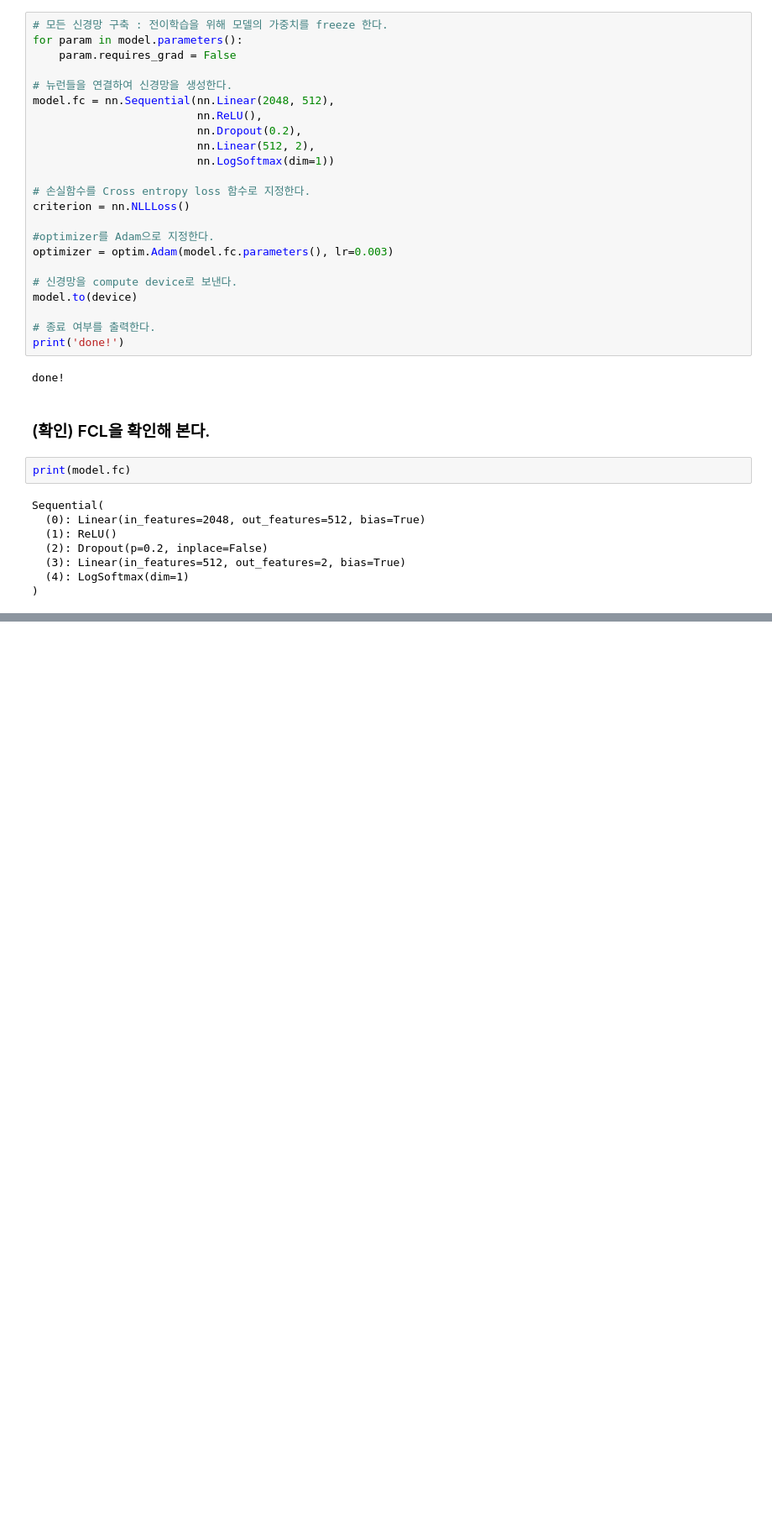
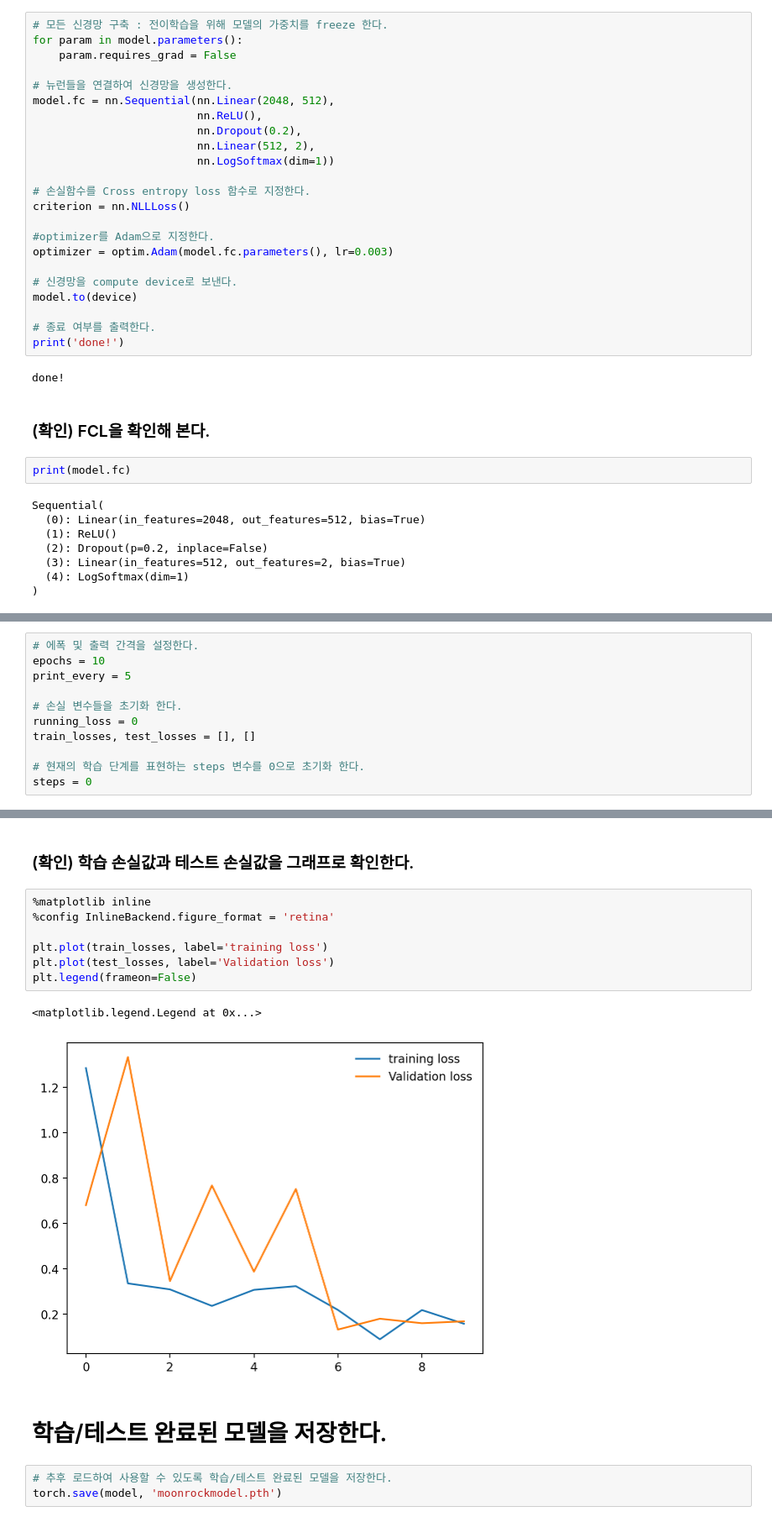
Before and after one commit to SiunKimm/A00-spacerocks, a Jupyter notebook: classify-space-rock.ipynb, the cells around one changed output, grey strips where cells are left out. Shown at 84% size. Cells and saved outputs as stored; diff of their text form; blank space fills up the shorter version.

```diff
--- a/classify-space-rock.ipynb
+++ b/classify-space-rock.ipynb
@@ -291,0 +296,11 @@ Sequential(
+# %%
+# 에폭 및 출력 간격을 설정한다.
+epochs = 10
+print_every = 5
+
+# 손실 변수들을 초기화 한다.
+running_loss = 0
+train_losses, test_losses = [], []
+
+# 현재의 학습 단계를 표현하는 steps 변수를 0으로 초기화 한다.
+steps = 0
@@ -291,0 +418,17 @@ Sequential(
+# %% [markdown]
+### (확인) 학습 손실값과 테스트 손실값을 그래프로 확인한다.
+# %%
+%matplotlib inline
+%config InlineBackend.figure_format = 'retina'
+
+plt.plot(train_losses, label='training loss')
+plt.plot(test_losses, label='Validation loss')
+plt.legend(frameon=False)
+# %% [output]
+<matplotlib.legend.Legend at 0x...>
+[figure, added]
+# %% [markdown]
+# 학습/테스트 완료된 모델을 저장한다.
+# %%
+# 추후 로드하여 사용할 수 있도록 학습/테스트 완료된 모델을 저장한다.
+torch.save(model, 'moonrockmodel.pth')
```
Also changed, not shown: parts of 16 cells of this notebook, 2 other files.
